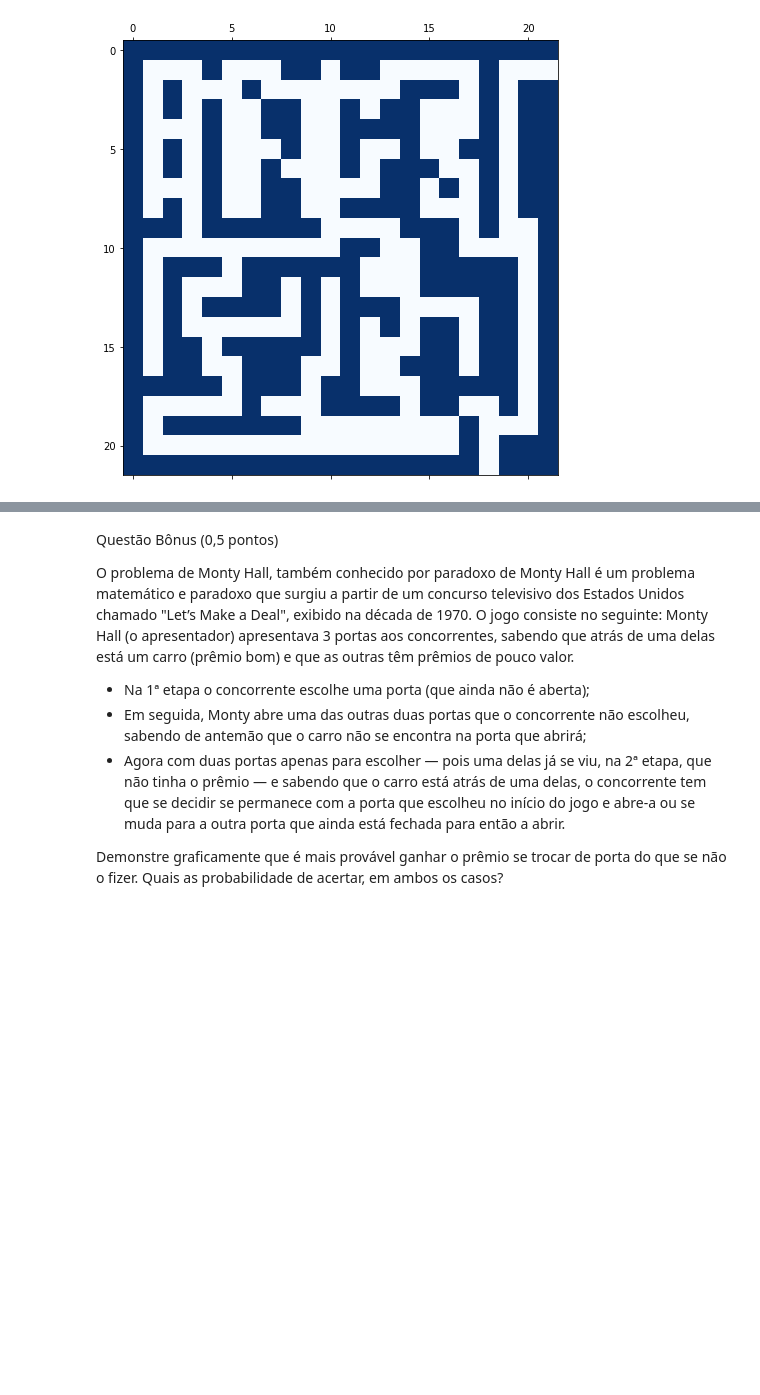
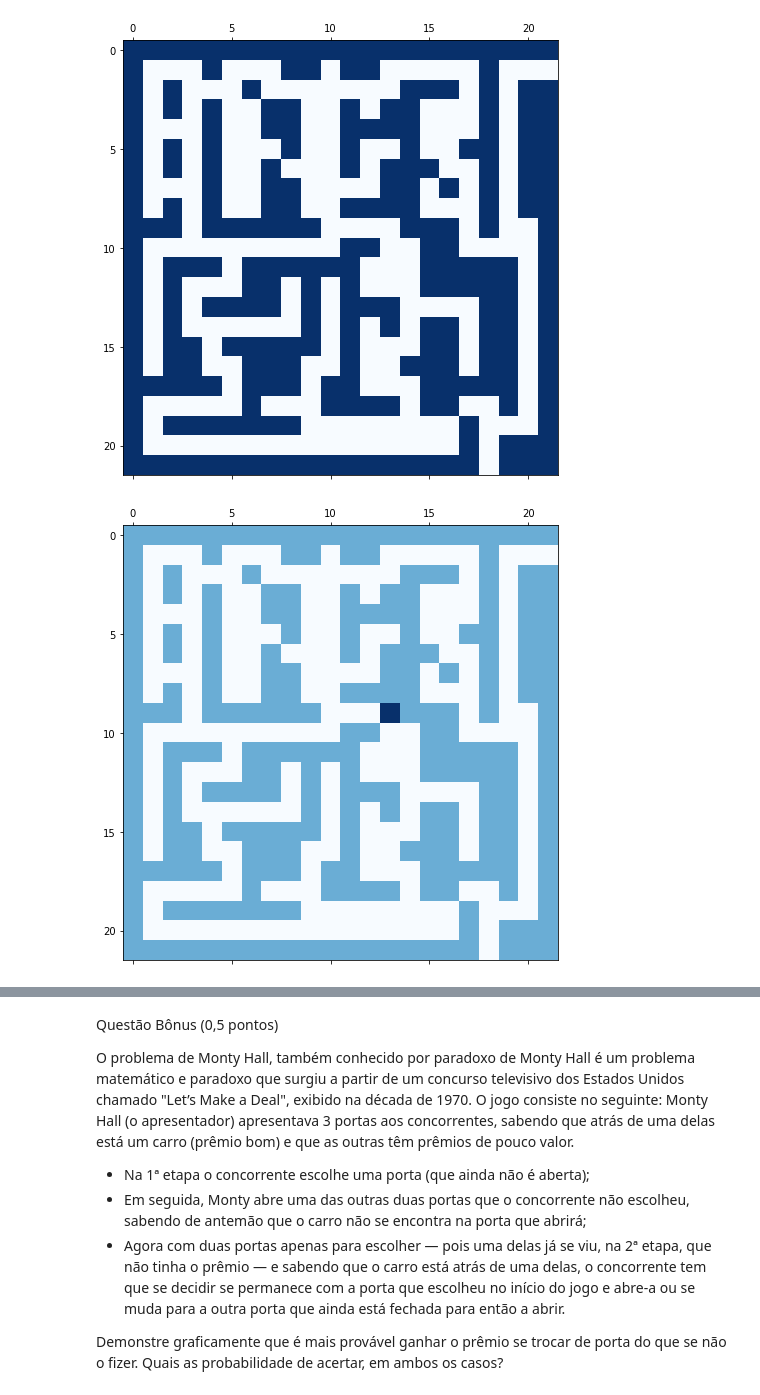
Before and after one commit to FGV-EMAp/FGV_Programming_Languages, a Jupyter notebook: Python/Exercicios/Avaliacoes/Simulado_A1_2017.ipynb, the cells around one changed output, grey strips where cells are left out. Cells and saved outputs as stored; diff of their text form; code cells hidden in the pictures; blank space fills up the shorter version.

```diff
--- a/Python/Exercicios/Avaliacoes/Simulado_A1_2017.ipynb
+++ b/Python/Exercicios/Avaliacoes/Simulado_A1_2017.ipynb
@@ -155,7 +157,7 @@ fatores = [2 * x**2 for x in range(1,max_quad+1)]
 
 nlins = len(primos)
 ncols = len(fatores)
-array = np.zeros(nlins * ncols).reshape(nlins,ncols)
+array = np.zeros((nlins,ncols))
 for i in range(nlins):
     for j in range(ncols):
         array[i,j] =  list(primos)[i] + fatores[j]
@@ -238,0 +317,5 @@ ax.matshow(labirinto, cmap=plt.cm.Blues)
+# %%
+tart = Tartaruga(labirinto)
+tart.mostra_posicao()
+# %% [output]
+[figure, added]
```
Also changed, not shown: parts of 5 cells of this notebook.
